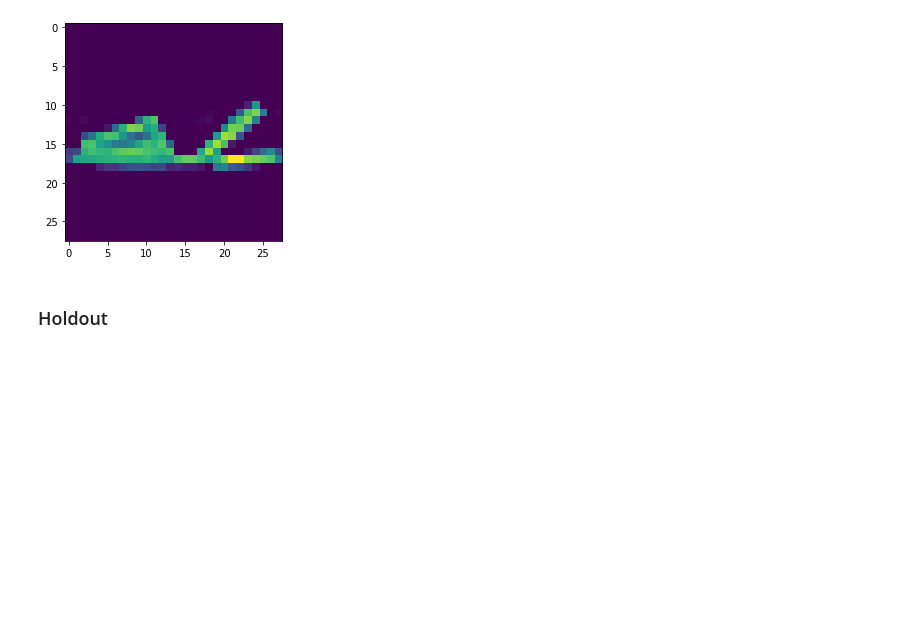
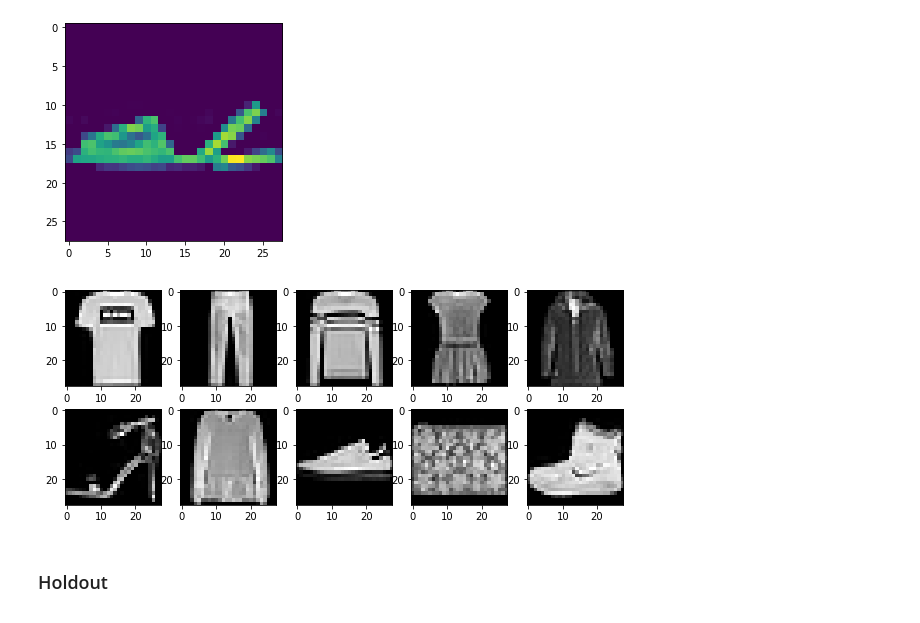
Before and after one commit to edcalderin/DeepLearning_SaturdaysAI, a Jupyter notebook: 1_DeepLearning_Fundaments/clase_2_2_DL.ipynb, the cells around one changed output. Drawn from its saved outputs; the diff is of its cells as text; code cells hidden in the pictures; blank space fills up the shorter version.

```diff
--- a/1_DeepLearning_Fundaments/clase_2_2_DL.ipynb
+++ b/1_DeepLearning_Fundaments/clase_2_2_DL.ipynb
@@ -35,6 +36,13 @@ plt.imshow(np.squeeze(train_images[320]))
 # %% [output]
 <matplotlib.image.AxesImage at 0x...>
 [figure]
+# %%
+fig, axs = plt.subplots(2,5, figsize=(10,4))
+data = train_images[np.unique(train_labels, return_index=True)[1]]
+for ax, img in zip(axs.ravel(), data):
+    ax.imshow(img, cmap='gray')
+# %% [output]
+[figure, added]
 # %% [markdown]
 ### Holdout
 ![image.png](embedded-picture-1)
```
Also changed, not shown: parts of 12 cells of this notebook.
